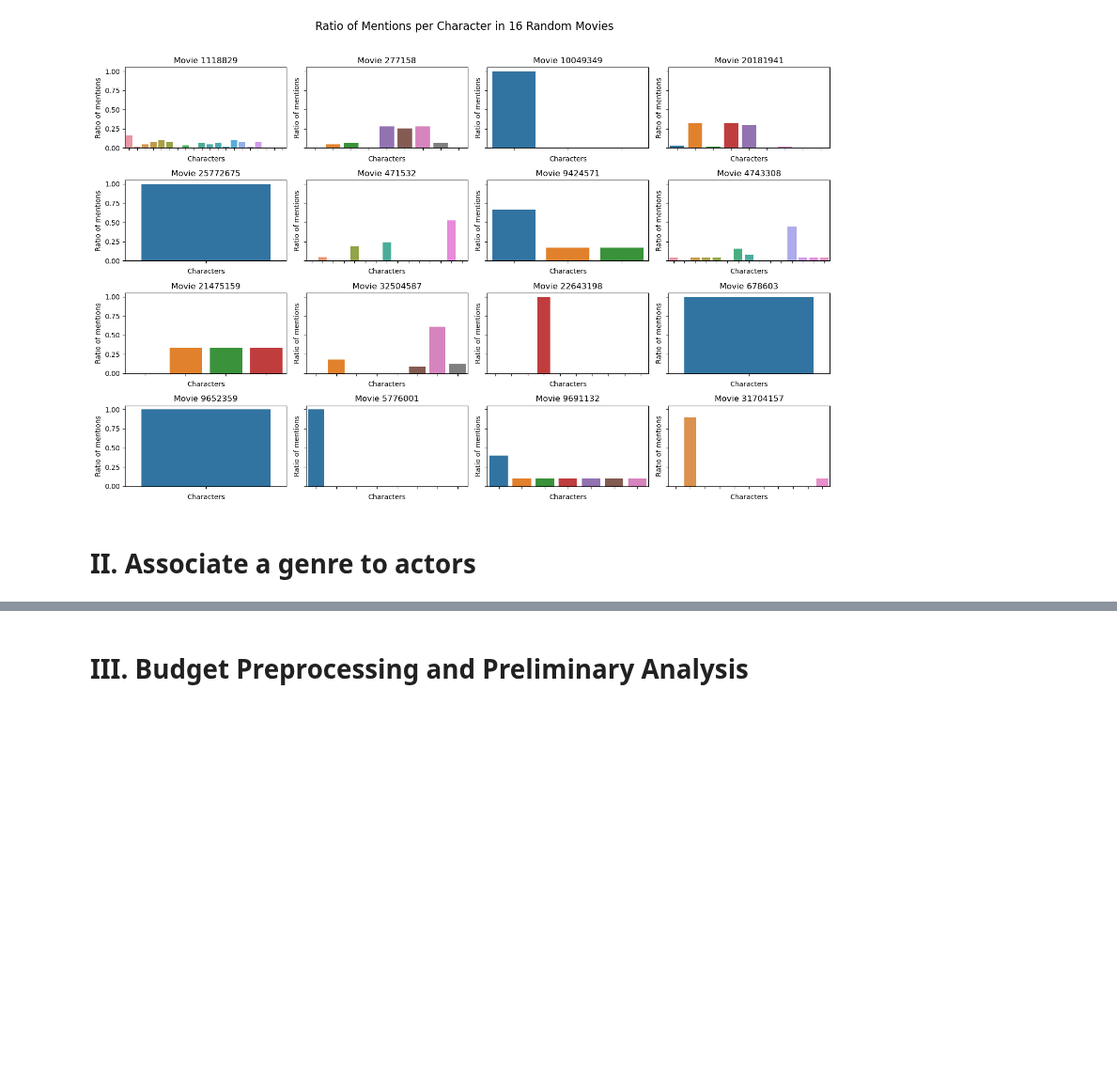
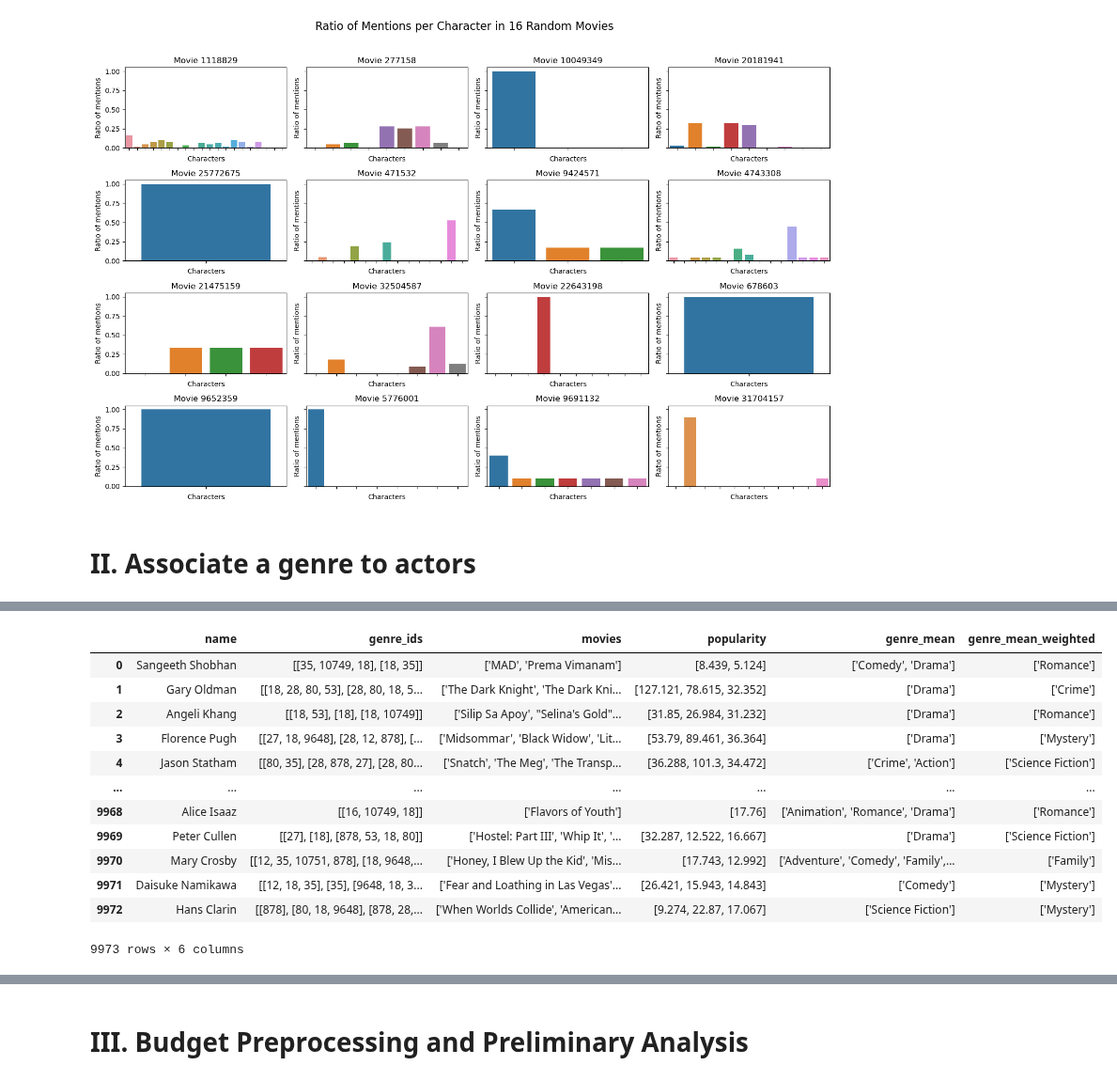
Before and after one commit to epfl-ada/ada-2023-project-cinemada, a Jupyter notebook: main.ipynb, the cells around one changed output, grey strips where cells are left out. Shown at 94% size. Saved outputs shown, nothing was run; the diff lists cells and outputs as text; code cells hidden in the pictures; blank space fills up the shorter version.

```diff
--- a/main.ipynb
+++ b/main.ipynb
@@ -73,0 +78,17 @@ plt.show()
+# %%
+actors_genre = pd.read_csv('Data/preprocessed_data/actor_genre.csv')
+display(actors_genre)
+# %% [output]
+|  | name | genre_ids | movies | popularity | genre_mean | genre_mean_weighted |
+| 0 | Sangeeth Shobhan | [[35, 10749, 18], [18, 35]] | ['MAD', 'Prema Vimanam'] | [8.439, 5.124] | ['Comedy', 'Drama'] | ['Romance'] |
+| 1 | Gary Oldman | [[18, 28, 80, 53], [28, 80, 18, 5... | ['The Dark Knight', 'The Dark Kni... | [127.121, 78.615, 32.352] | ['Drama'] | ['Crime'] |
+| 2 | Angeli Khang | [[18, 53], [18], [18, 10749]] | ['Silip Sa Apoy', "Selina's Gold"... | [31.85, 26.984, 31.232] | ['Drama'] | ['Romance'] |
+| 3 | Florence Pugh | [[27, 18, 9648], [28, 12, 878], [... | ['Midsommar', 'Black Widow', 'Lit... | [53.79, 89.461, 36.364] | ['Drama'] | ['Mystery'] |
+| 4 | Jason Statham | [[80, 35], [28, 878, 27], [28, 80... | ['Snatch', 'The Meg', 'The Transp... | [36.288, 101.3, 34.472] | ['Crime', 'Action'] | ['Science Fiction'] |
+| ... | ... | ... | ... | ... | ... | ... |
+| 9968 | Alice Isaaz | [[16, 10749, 18]] | ['Flavors of Youth'] | [17.76] | ['Animation', 'Romance', 'Drama'] | ['Romance'] |
+| 9969 | Peter Cullen | [[27], [18], [878, 53, 18, 80]] | ['Hostel: Part III', 'Whip It', '... | [32.287, 12.522, 16.667] | ['Drama'] | ['Science Fiction'] |
+| 9970 | Mary Crosby | [[12, 35, 10751, 878], [18, 9648,... | ['Honey, I Blew Up the Kid', 'Mis... | [17.743, 12.992] | ['Adventure', 'Comedy', 'Family',... | ['Family'] |
+| 9971 | Daisuke Namikawa | [[12, 18, 35], [35], [9648, 18, 3... | ['Fear and Loathing in Las Vegas'... | [26.421, 15.943, 14.843] | ['Comedy'] | ['Mystery'] |
+| 9972 | Hans Clarin | [[878], [80, 18, 9648], [878, 28,... | ['When Worlds Collide', 'American... | [9.274, 22.87, 17.067] | ['Science Fiction'] | ['Mystery'] |
+9973 rows × 6 columns
```
Also changed, not shown: parts of 4 cells of this notebook, 16 other files.
